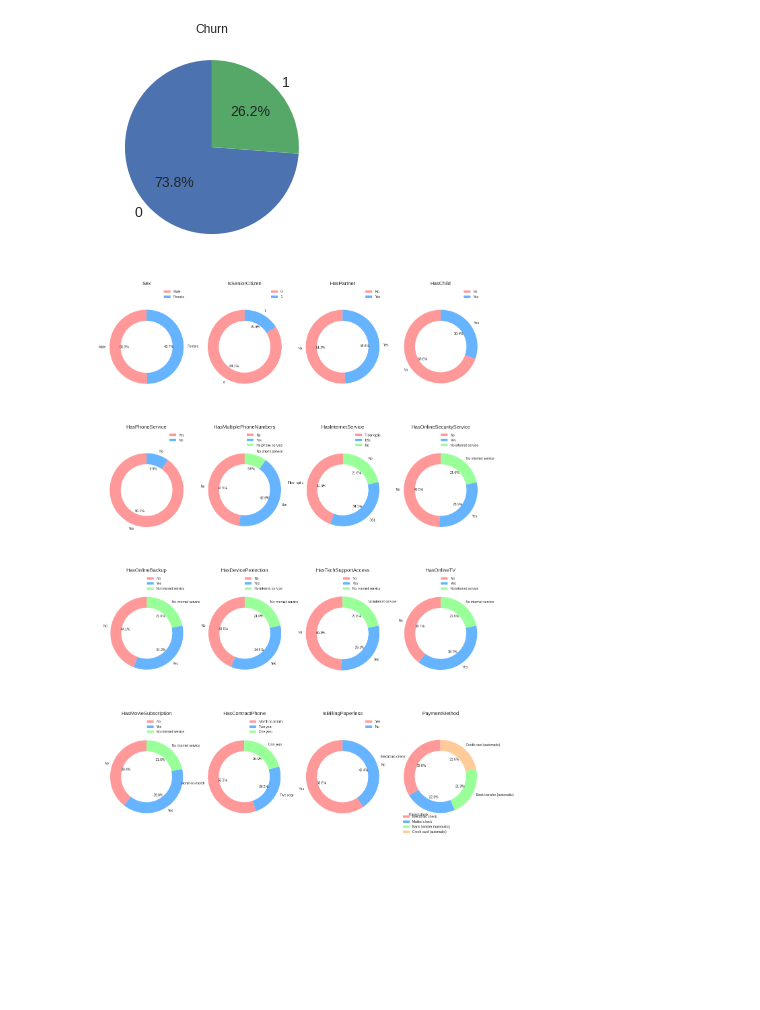
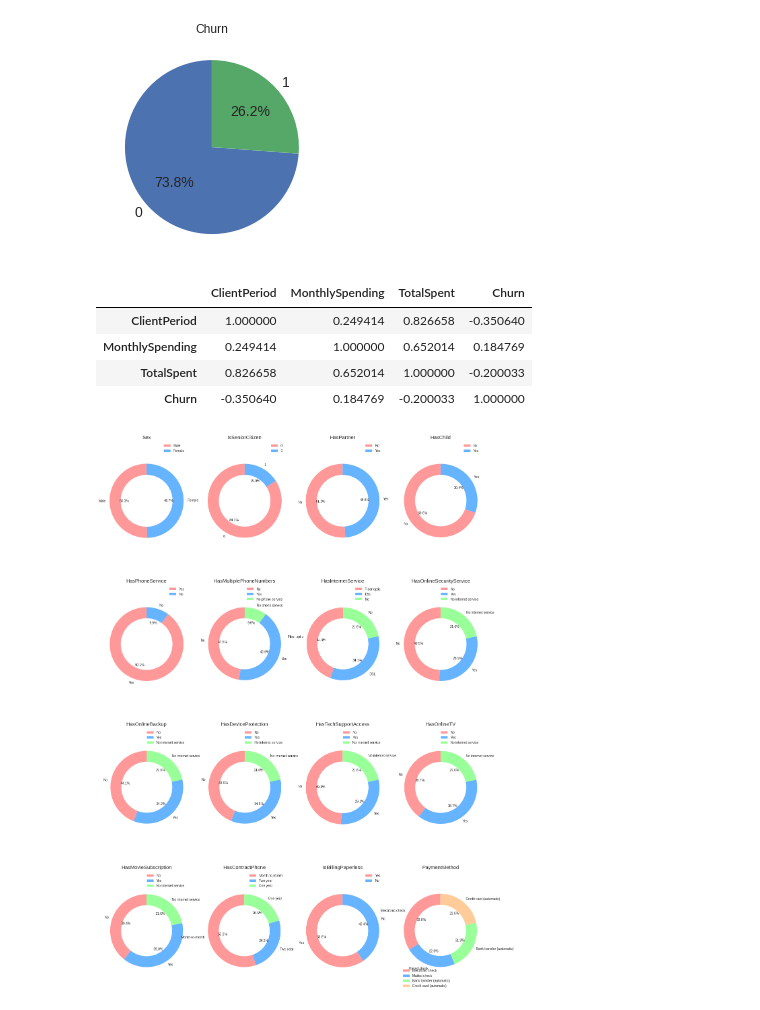
Before and after one commit to SlipShabby/DLSchool, a Jupyter notebook: DL_autumn2021/DL_intermediate/kaggle_prediction/Kaggle_prediction.ipynb, the cells around one changed output. Cells and saved outputs as stored; diff of their text form; code cells hidden in the pictures; blank space fills up the shorter version.

```diff
--- a/DL_autumn2021/DL_intermediate/kaggle_prediction/Kaggle_prediction.ipynb
+++ b/DL_autumn2021/DL_intermediate/kaggle_prediction/Kaggle_prediction.ipynb
@@ -395,6 +386,16 @@ train.Churn.mean()
 # %% [output]
 0.26202196137826583
 [figure]
+# %%
+#train['TotalTransformed'] = (train.TotalSpent - train.ClientPeriod*train.MonthlySpending)
+#train.drop('TotalSpent', inplace = True, axis=1)
+train.corr()
+# %% [output]
+|  | ClientPeriod | MonthlySpending | TotalSpent | Churn |
+| ClientPeriod | 1.000000 | 0.249414 | 0.826658 | -0.350640 |
+| MonthlySpending | 0.249414 | 1.000000 | 0.652014 | 0.184769 |
+| TotalSpent | 0.826658 | 0.652014 | 1.000000 | -0.200033 |
+| Churn | -0.350640 | 0.184769 | -0.200033 | 1.000000 |
 # %%
 # Vizualize categorical features
 
```
Also changed, not shown: parts of 20 cells of this notebook.
